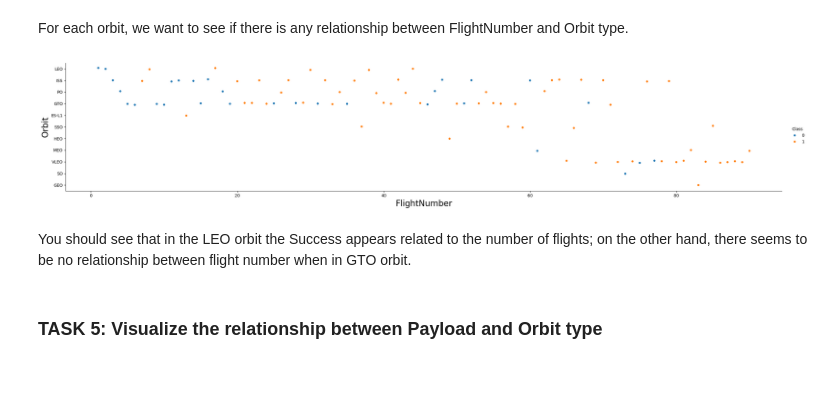
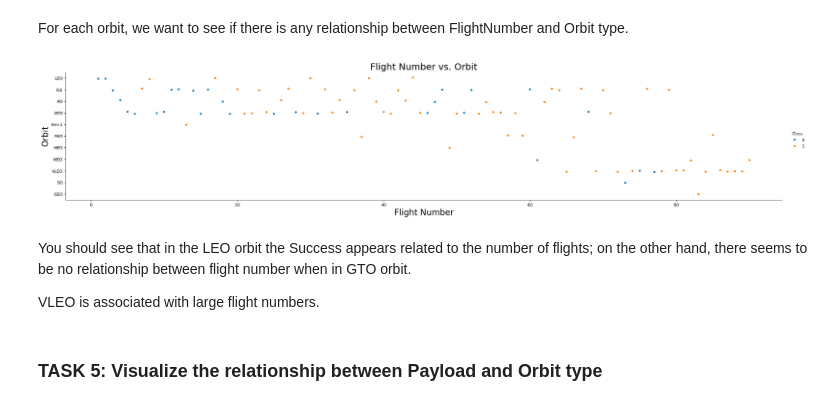
Before and after one commit to Jin-Jun-Mei/SpaceX, a Jupyter notebook: 5.EDA-dataviz.ipynb, the cells around one changed output. Drawn from its saved outputs; the diff is of its cells as text; code cells hidden in the pictures; blank space fills up the shorter version.

```diff
--- a/5.EDA-dataviz.ipynb
+++ b/5.EDA-dataviz.ipynb
@@ -134,13 +143,16 @@ For each orbit, we want to see if there is any relationship between FlightNumber
 # %%
 # Plot a scatter point chart with x axis to be FlightNumber and y axis to be the Orbit, and hue to be the class value
 sns.catplot(x="FlightNumber", y="Orbit", hue="Class", data=df, aspect = 5)
-plt.xlabel("FlightNumber",fontsize=20)
+plt.xlabel("Flight Number",fontsize=20)
 plt.ylabel("Orbit",fontsize=20)
+plt.title ("Flight Number vs. Orbit",fontsize=22)
 plt.show()
 # %% [output]
-[figure, old version]
+[figure, new version]
 # %% [markdown]
 You should see that in the LEO orbit the Success appears related to the number of flights; on the other hand, there seems to be no relationship between flight number when in GTO orbit.
+
+VLEO is associated with large flight numbers.
 # %% [markdown]
 ### TASK  5: Visualize the relationship between Payload and Orbit type
 # %% [markdown]
```
Also changed, not shown: parts of 8 cells of this notebook.
